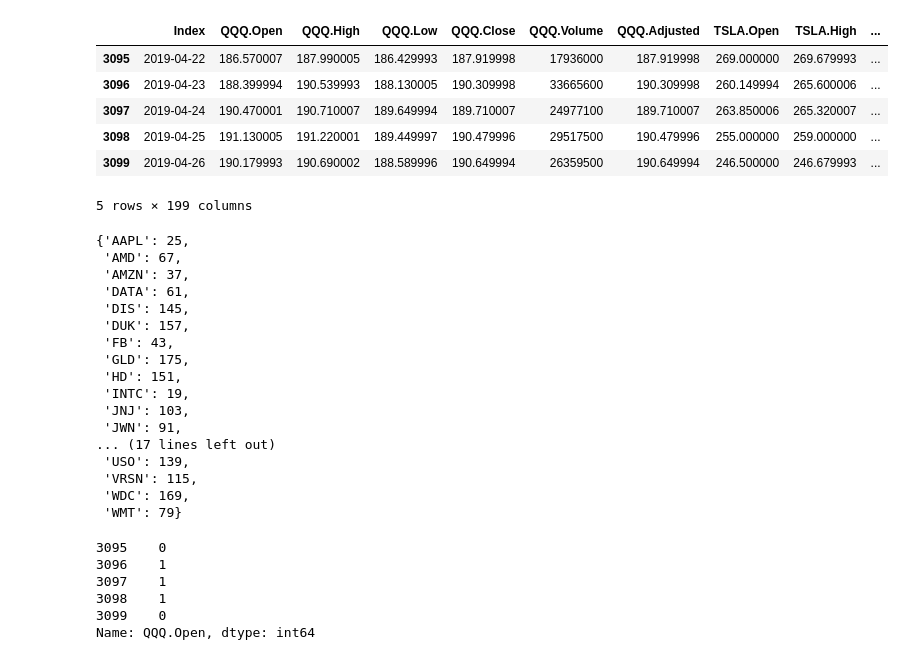
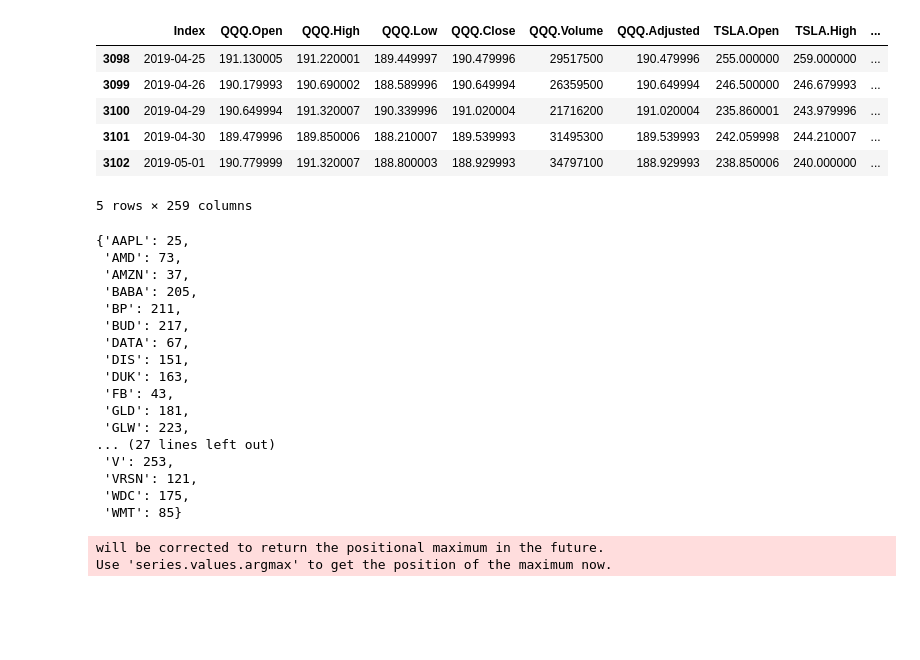
Before and after one commit to ngopal/HedgeFundData, a Jupyter notebook: forecast/DEV_MultipleInputs-Sigmoids.ipynb, the cells around one changed output. Saved outputs shown, nothing was run; the diff lists cells and outputs as text; code cells hidden in the pictures; blank space fills up the shorter version.

```diff
--- a/forecast/DEV_MultipleInputs-Sigmoids.ipynb
+++ b/forecast/DEV_MultipleInputs-Sigmoids.ipynb
@@ -10,34 +14,34 @@ import matplotlib.pyplot as plt
 # %%
-data = pd.read_csv('../data/files/multiple_concatenated_tickers.csv')
-data.tail()
+data_orig = pd.read_csv('../data/files/multiple_concatenated_tickers.csv')
+data_orig.tail()
 # %% [output]
 |  | Index | QQQ.Open | QQQ.High | QQQ.Low | QQQ.Close | QQQ.Volume | QQQ.Adjusted | TSLA.Open | TSLA.High | ... |
-| 3095 | 2019-04-22 | 186.570007 | 187.990005 | 186.429993 | 187.919998 | 17936000 | 187.919998 | 269.000000 | 269.679993 | ... |
-| 3096 | 2019-04-23 | 188.399994 | 190.539993 | 188.130005 | 190.309998 | 33665600 | 190.309998 | 260.149994 | 265.600006 | ... |
-| 3097 | 2019-04-24 | 190.470001 | 190.710007 | 189.649994 | 189.710007 | 24977100 | 189.710007 | 263.850006 | 265.320007 | ... |
 | 3098 | 2019-04-25 | 191.130005 | 191.220001 | 189.449997 | 190.479996 | 29517500 | 190.479996 | 255.000000 | 259.000000 | ... |
 | 3099 | 2019-04-26 | 190.179993 | 190.690002 | 188.589996 | 190.649994 | 26359500 | 190.649994 | 246.500000 | 246.679993 | ... |
+| 3100 | 2019-04-29 | 190.649994 | 191.320007 | 190.339996 | 191.020004 | 21716200 | 191.020004 | 235.860001 | 243.979996 | ... |
+| 3101 | 2019-04-30 | 189.479996 | 189.850006 | 188.210007 | 189.539993 | 31495300 | 189.539993 | 242.059998 | 244.210007 | ... |
+| 3102 | 2019-05-01 | 190.779999 | 191.320007 | 188.800003 | 188.929993 | 34797100 | 188.929993 | 238.850006 | 240.000000 | ... |
-5 rows × 199 columns
+5 rows × 259 columns
 # %%
-ticker_lookup = dict([(i[1].split('.')[0], int(i[0])) for i in enumerate(list(data.columns)) if 'Open' in i[1]])
+ticker_lookup = dict([(i[1].split('.')[0], int(i[0])) for i in enumerate(list(data_orig.columns)) if 'Open' in i[1]])
 ticker_lookup
 # %% [output]
 {'AAPL': 25,
- 'AMD': 67,
+ 'AMD': 73,
  'AMZN': 37,
- 'DATA': 61,
- 'DIS': 145,
- 'DUK': 157,
+ 'BABA': 205,
+ 'BP': 211,
+ 'BUD': 217,
+ 'DATA': 67,
+ 'DIS': 151,
+ 'DUK': 163,
  'FB': 43,
- 'GLD': 175,
- 'HD': 151,
- 'INTC': 19,
- 'JNJ': 103,
- 'JWN': 91,
-... (17 lines left out)
- 'USO': 139,
- 'VRSN': 115,
- 'WDC': 169,
- 'WMT': 79}
+ 'GLD': 181,
+ 'GLW': 223,
+... (27 lines left out)
+ 'V': 253,
+ 'VRSN': 121,
+ 'WDC': 175,
+ 'WMT': 85}
 # %%
 CHOSENTICKER = 'QQQ'
@@ -51,9 +48,6 @@ pct_df = data.iloc[:,ticker_lookup[CHOSENTICKER]].pct_change(1).apply(lambda y:
-# %%
-pct_df.tail()
-# %% [output]
-3095    0
-3096    1
-3097    1
-3098    1
-3099    0
-Name: QQQ.Open, dtype: int64
+# %%
+days_lookback = 1
+pct_df = data_orig.iloc[:,list(ticker_lookup.values())].pct_change(days_lookback).apply(lambda y: y.argmax(), axis=1).fillna("QQQ.Open")
+# %% [output]
+will be corrected to return the positional maximum in the future.
+Use 'series.values.argmax' to get the position of the maximum now.
```
Also changed, not shown: parts of 19 cells of this notebook, 1 other file.
